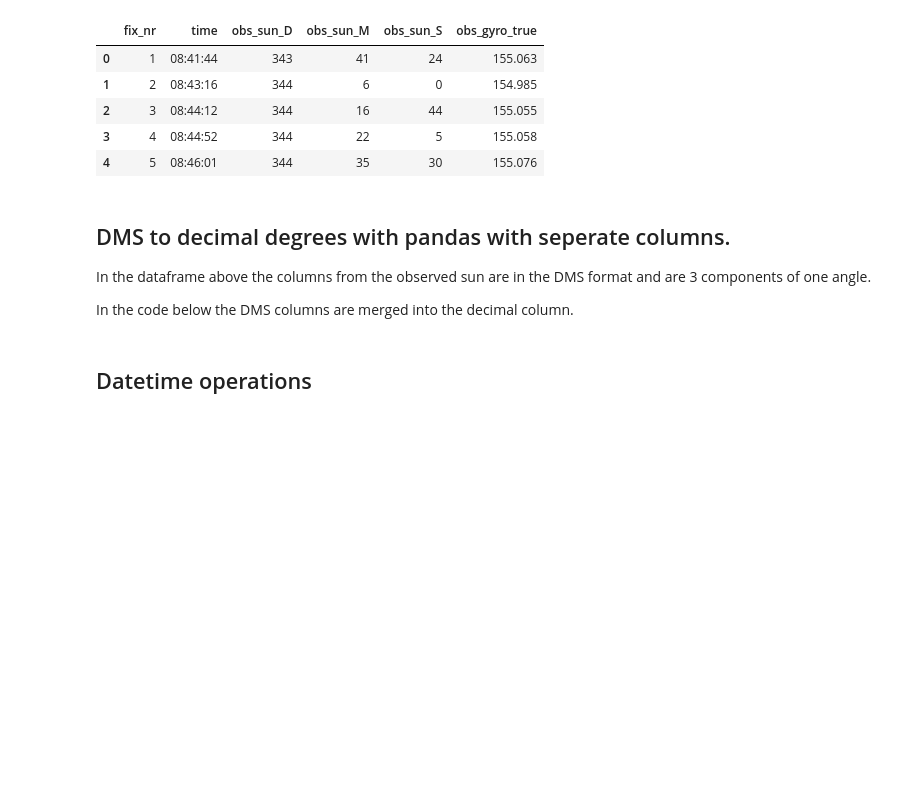
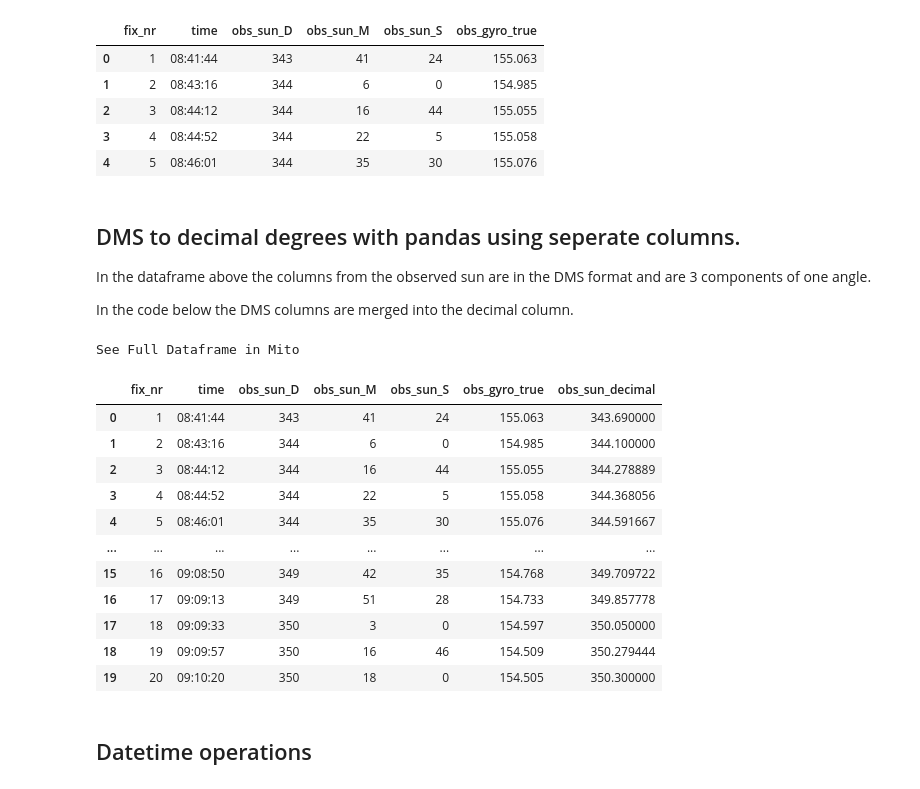
Before and after one commit to BlueReson/sunshot, a Jupyter notebook: sunshot.ipynb, the cells around one changed output. Saved outputs shown, nothing was run; the diff lists cells and outputs as text; code cells hidden in the pictures; blank space fills up the shorter version.

Commit message:
sunshot, Changed the column order in output.csv, removed typos, update Readme

```diff
--- a/sunshot.ipynb
+++ b/sunshot.ipynb
@@ -83,7 +85,7 @@ See Full Dataframe in Mito
 | 3 | 4 | 08:44:52 | 344 | 22 | 5 | 155.058 |
 | 4 | 5 | 08:46:01 | 344 | 35 | 30 | 155.076 |
 # %% [markdown]
-## DMS to decimal degrees with pandas with seperate columns.
+## DMS to decimal degrees with pandas using seperate columns.
 
 In the dataframe above the columns from the observed sun are in the DMS format and are  3 components of one angle.
 
@@ -91,17 +93,32 @@ In the code below the DMS columns are merged into the decimal column.
 # %%
 # Create separate dataframe for DMS to decimal operations & datetime column
 d1 = {'fix_nr':  dfr['fix_nr'],
       'obs_sun_D': dfr['obs_sun_D'],
       'obs_sun_M': dfr['obs_sun_M'],
       'obs_sun_S': dfr['obs_sun_S']
     }
 df1 = pd.DataFrame( data=d1 ) # dms 2 deg.deg
 
 df1["obs_sun_decimal"] = df1[["obs_sun_D","obs_sun_M","obs_sun_S"]].apply(lambda row: row.values[0] + row.values[1]/60 + row.values[2]/3600, axis=1)
 df1.head()
 
 
 df['obs_sun_decimal'] = df1['obs_sun_decimal']
+df
+# %% [output]
+See Full Dataframe in Mito
+|  | fix_nr | time | obs_sun_D | obs_sun_M | obs_sun_S | obs_gyro_true | obs_sun_decimal |
+| 0 | 1 | 08:41:44 | 343 | 41 | 24 | 155.063 | 343.690000 |
+| 1 | 2 | 08:43:16 | 344 | 6 | 0 | 154.985 | 344.100000 |
+| 2 | 3 | 08:44:12 | 344 | 16 | 44 | 155.055 | 344.278889 |
+| 3 | 4 | 08:44:52 | 344 | 22 | 5 | 155.058 | 344.368056 |
+| 4 | 5 | 08:46:01 | 344 | 35 | 30 | 155.076 | 344.591667 |
+| ... | ... | ... | ... | ... | ... | ... | ... |
+| 15 | 16 | 09:08:50 | 349 | 42 | 35 | 154.768 | 349.709722 |
+| 16 | 17 | 09:09:13 | 349 | 51 | 28 | 154.733 | 349.857778 |
+| 17 | 18 | 09:09:33 | 350 | 3 | 0 | 154.597 | 350.050000 |
+| 18 | 19 | 09:09:57 | 350 | 16 | 46 | 154.509 | 350.279444 |
+| 19 | 20 | 09:10:20 | 350 | 18 | 0 | 154.505 | 350.300000 |
 # %% [markdown]
 ## Datetime operations
 # %%
```
Also changed, not shown: parts of 12 cells of this notebook, 1 other file.
